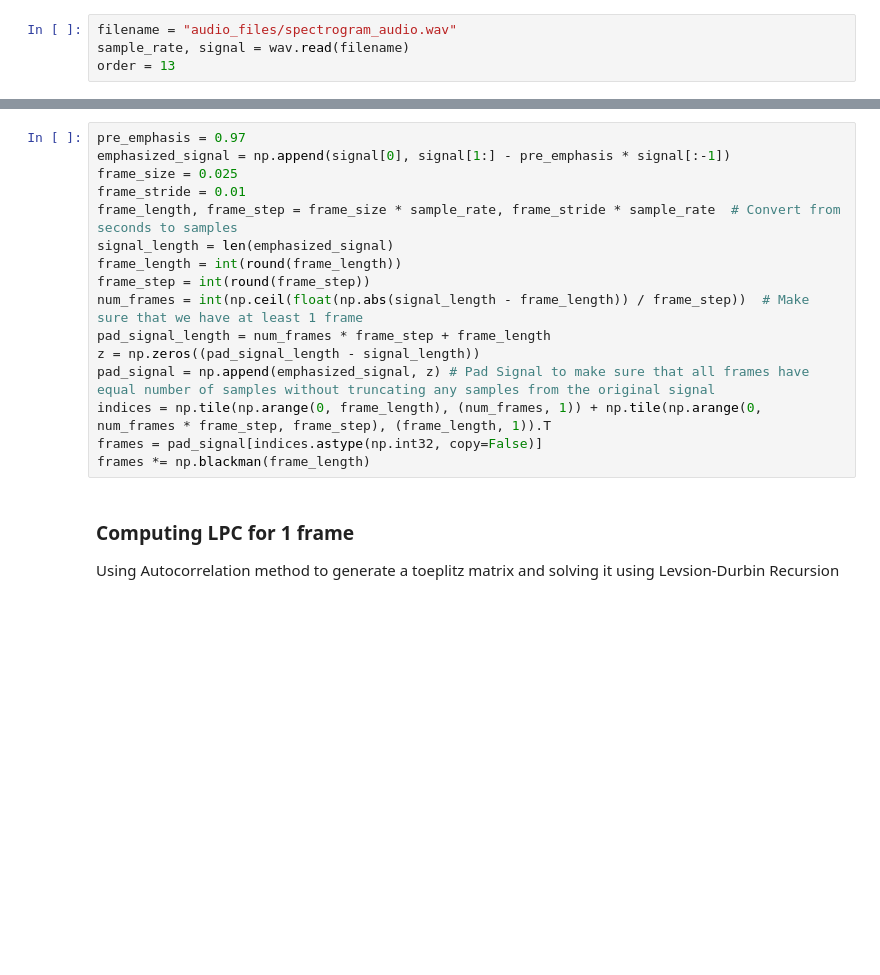
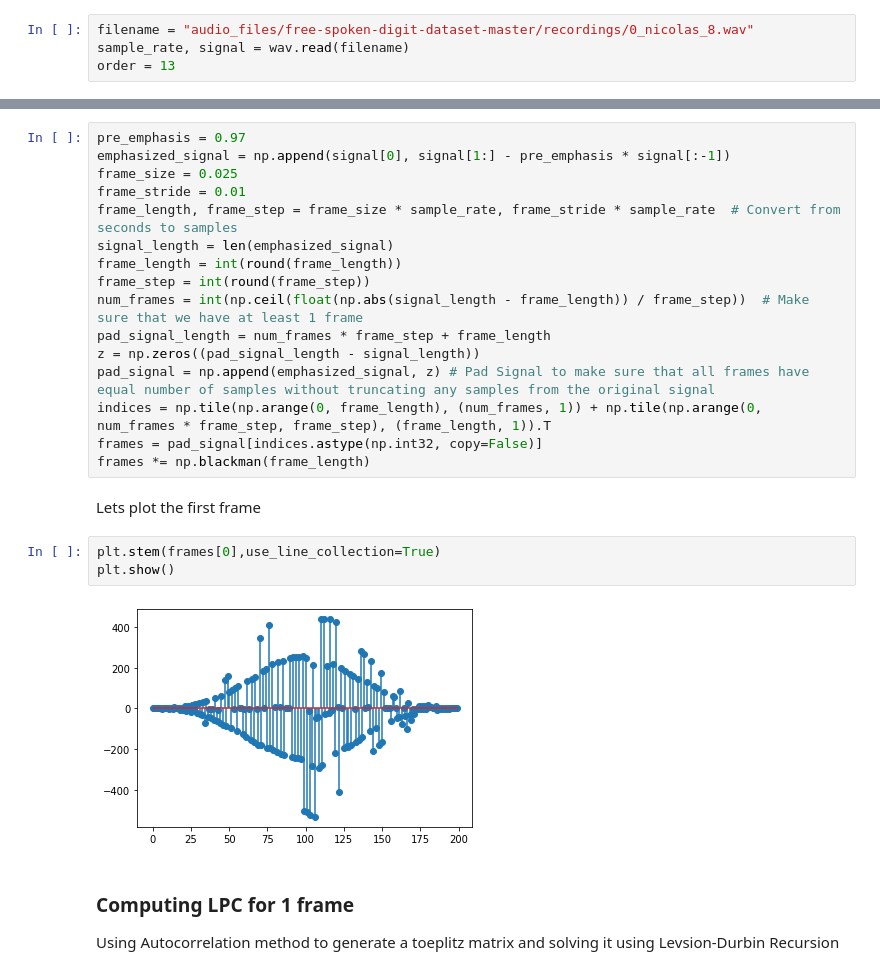
Before and after one commit to rmhanchate/SAMP2020_course_material, a Jupyter notebook: LPC.ipynb, the cells around one changed output, grey strips where cells are left out. Saved outputs shown, nothing was run; the diff lists cells and outputs as text; blank space fills up the shorter version.

```diff
--- a/LPC.ipynb
+++ b/LPC.ipynb
@@ -30,6 +36,6 @@ from scipy.linalg import solve_toeplitz
 # %% [markdown]
 Reading the file name, and setting the order of the LPC model as 13
 # %%
-filename = "audio_files/spectrogram_audio.wav"
+filename = "audio_files/free-spoken-digit-dataset-master/recordings/0_nicolas_8.wav"
 sample_rate, signal = wav.read(filename)
 order = 13
@@ -52,6 +64,13 @@ pad_signal = np.append(emphasized_signal, z) # Pad Signal to make sure that all
 indices = np.tile(np.arange(0, frame_length), (num_frames, 1)) + np.tile(np.arange(0, num_frames * frame_step, frame_step), (frame_length, 1)).T
 frames = pad_signal[indices.astype(np.int32, copy=False)]
 frames *= np.blackman(frame_length)
+# %% [markdown]
+Lets plot the first frame
+# %%
+plt.stem(frames[0],use_line_collection=True)
+plt.show()
+# %% [output]
+[figure, added]
 # %% [markdown]
 ### Computing LPC for 1 frame
 Using Autocorrelation method to generate a toeplitz matrix and solving it using Levsion-Durbin Recursion
```
Also changed, not shown: parts of 14 cells of this notebook, 2 other files.
